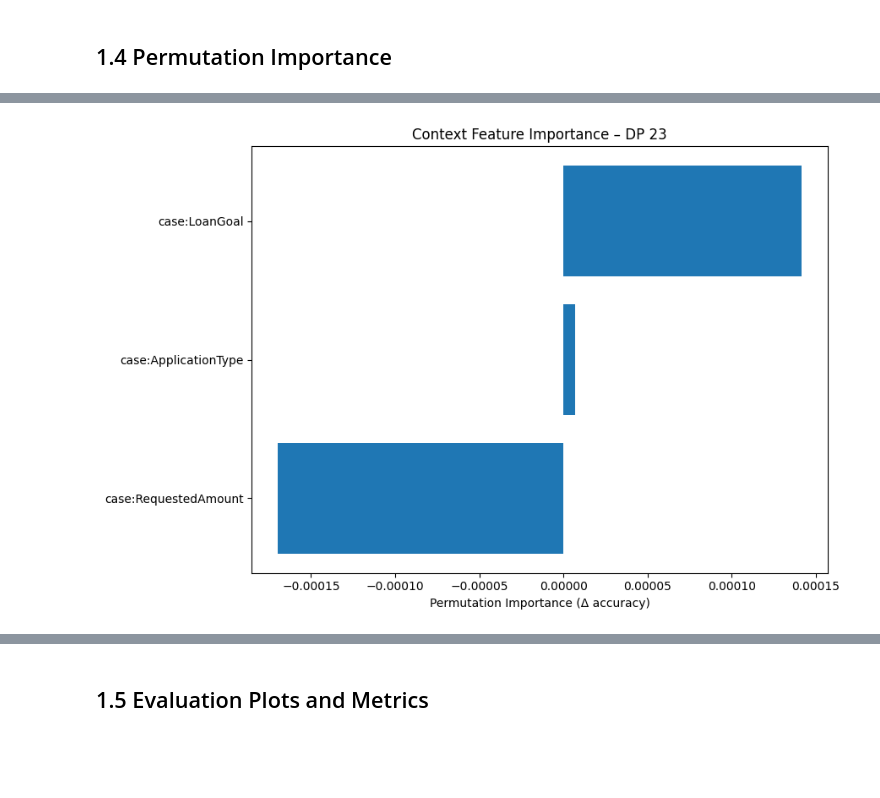
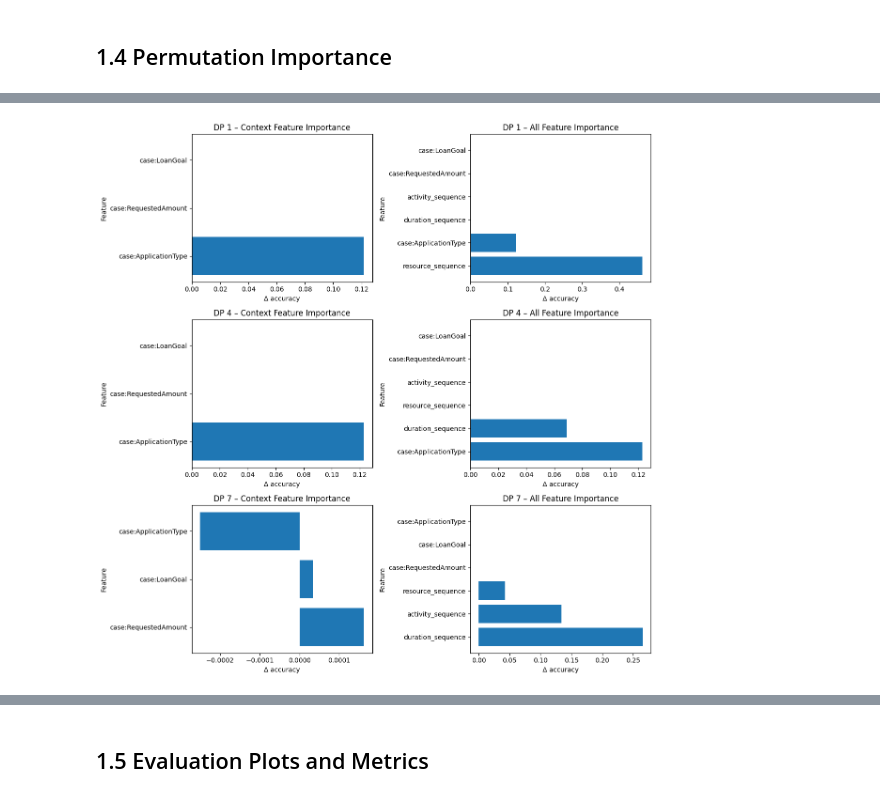
Before and after one commit to ohmayerma/next_activity_prediction, a Jupyter notebook: notebooks/10_train_simple.ipynb, the cells around one changed output, grey strips where cells are left out. Saved outputs shown, nothing was run; the diff lists cells and outputs as text; code cells hidden in the pictures; blank space fills up the shorter version.

Commit message:
Permutation importance fixed

```diff
--- a/notebooks/10_train_simple.ipynb
+++ b/notebooks/10_train_simple.ipynb
@@ -307,10 +307,21 @@ Relative Improvement:   82.96%
 # %% [markdown]
 ## 1.4 Permutation Importance
 # %%
+import numpy as np
+import pandas as pd
+import matplotlib.pyplot as plt
+from sklearn.preprocessing import LabelEncoder
+
+# --- Helper ---
+def add_unknown_label(encoder):
+    if hasattr(encoder, "classes_") and "UNKNOWN" not in encoder.classes_:
+        encoder.classes_ = np.append(encoder.classes_, "UNKNOWN")
+
+# --- Config ---
 DECISION_POINTS = [
-    "DP 23",
     "DP 1",
     "DP 4",
+    "DP 7",
 ]
 
 CONTEXT_KEYS = ["case:LoanGoal", "case:ApplicationType", "case:RequestedAmount"]
@@ -318,23 +329,37 @@ N_REPEATS_CONTEXT = 10
 N_REPEATS_ALL     = 10
 RANDOM_SEED       = 42
 
+# --- Run ---
 results_per_dp = {}
 summary_rows  = []
 
 for decision_point in DECISION_POINTS:
     splits = dp_split_datasets_full_simple.get(decision_point)
-    if not splits: continue
-    df_train, df_test, df_hold = splits.get("train"), splits.get("test"), splits.get("holdout")
-    if any(x is None for x in (df_train, df_test, df_hold)): continue
+    if not splits:
+        continue
+
+    df_train = splits.get("train")
+    df_test  = splits.get("test")
+    df_hold  = splits.get("holdout")
+    if any(x is None for x in (df_train, df_test, df_hold)):
+        continue
+
     df_full = pd.concat([df_train, df_test, df_hold], ignore_index=True)
-    if df_full.empty: continue
+    if df_full.empty:
+        continue
 
+    # Prepare sequences
     X_acts_full, X_durs_full, X_res_full, act_enc, res_enc, lbl_enc, y_full, max_len = prepare_sequences_and_labels(df_full)
     X_ctx_full, ctx_dim, ctx_encoders = prepare_context_attributes(df_full, CONTEXT_KEYS)
-    for enc in (act_enc, res_enc, lbl_enc): add_unknown_label(enc)
+
+    # Ensure "UNKNOWN" token where applicable
+    for enc in (act_enc, res_enc, lbl_enc):
+        add_unknown_label(enc)
     for enc in ctx_encoders.values():
-        if isinstance(enc, LabelEncoder): add_unknown_label(enc)
+        if isinstance(enc, LabelEncoder):
+            add_unknown_label(enc)
 
+    # Build & train
     model = build_lstm_model(
         num_activities=len(act_enc.classes_),
         num_resources=len(res_enc.classes_),
@@ -344,9 +369,11 @@ for decision_point in DECISION_POINTS:
     )
     train_model(model, [X_acts_full, X_durs_full, X_res_full, X_ctx_full], y_full)
 
+    # Test tensors
     X_acts_test, X_durs_test, X_res_test, _, _, _, y_test, _ = prepare_sequences_and_labels(df_test)
     X_ctx_test, _, _ = prepare_context_attributes(df_test, CONTEXT_KEYS)
 
+    # Permutation importance
     ctx_importances = permutation_importance_context(
         model, X_acts_test, X_durs_test, X_res_test, X_ctx_test, y_test,
         feature_names=CONTEXT_KEYS, n_repeats=N_REPEATS_CONTEXT, random_state=RANDOM_SEED
@@ -371,14 +398,47 @@ for decision_point in DECISION_POINTS:
         "n_test_samples": int(len(X_acts_test)),
     }
 
-    plot_feature_importance(CONTEXT_KEYS, ctx_importances, f"Context Feature Importance – {decision_point}")
-    plot_feature_importance(feat_names_all, importances_all, f"All Feature Importance – {decision_point}")
-
-    row = {"decision_point": decision_point, "baseline_accuracy": baseline_acc, "n_test_samples": int(len(X_acts_test))}
-    for feat, imp in zip(CONTEXT_KEYS, ctx_importances): row[f"ctx::{feat}"] = float(imp)
-    for feat, imp in zip(feat_names_all, importances_all): row[f"all::{feat}"] = float(imp)
+    # collect summary row
+    row = {
+        "decision_point": decision_point,
+        "baseline_accuracy": baseline_acc,
+        "n_test_samples": int(len(X_acts_test))
+    }
+    for feat, imp in zip(CONTEXT_KEYS, ctx_importances):
+        row[f"ctx::{feat}"] = float(imp)
+    for feat, imp in zip(feat_names_all, importances_all):
+        row[f"all::{feat}"] = float(imp)
     summary_rows.append(row)
 
+# Summary table
 df_dp_summary = pd.DataFrame(summary_rows).sort_values(by="decision_point").reset_index(drop=True)
+
+# --- Grid plots: up to 3 DPs, each with two subplots (context | all features) ---
+dps_to_plot = [dp for dp in DECISION_POINTS if dp in results_per_dp][:3]
+if dps_to_plot:
+    fig, axes = plt.subplots(len(dps_to_plot), 2, figsize=(12, 4 * len(dps_to_plot)), squeeze=False)
+
+    for i, dp in enumerate(dps_to_plot):
+        ctx = results_per_dp[dp]["context_importance"].sort_values(ascending=True)
+        all_imp = results_per_dp[dp]["all_importance"].sort_values(ascending=True)
+
+        # Left: context importance
+        ax = axes[i, 0]
+        ax.barh(ctx.index, ctx.values)
+        ax.invert_yaxis()
+        ax.set_title(f"{dp} – Context Feature Importance")
+        ax.set_xlabel("Δ accuracy")
+        ax.set_ylabel("Feature")
+
+        # Right: all features importance
+        ax = axes[i, 1]
+        ax.barh(all_imp.index, all_imp.values)
+        ax.invert_yaxis()
+        ax.set_title(f"{dp} – All Feature Importance")
+        ax.set_xlabel("Δ accuracy")
+        ax.set_ylabel("Feature")
+
+    fig.tight_layout()
+    plt.show()
 # %% [output]
 Epoch 1/10
@@ -398 +461 @@ Restoring model weights from the end of the best epoch: 3.
-[figure, old version]
+[figure, new version]
```
Also changed, not shown: parts of 5 cells of this notebook.
